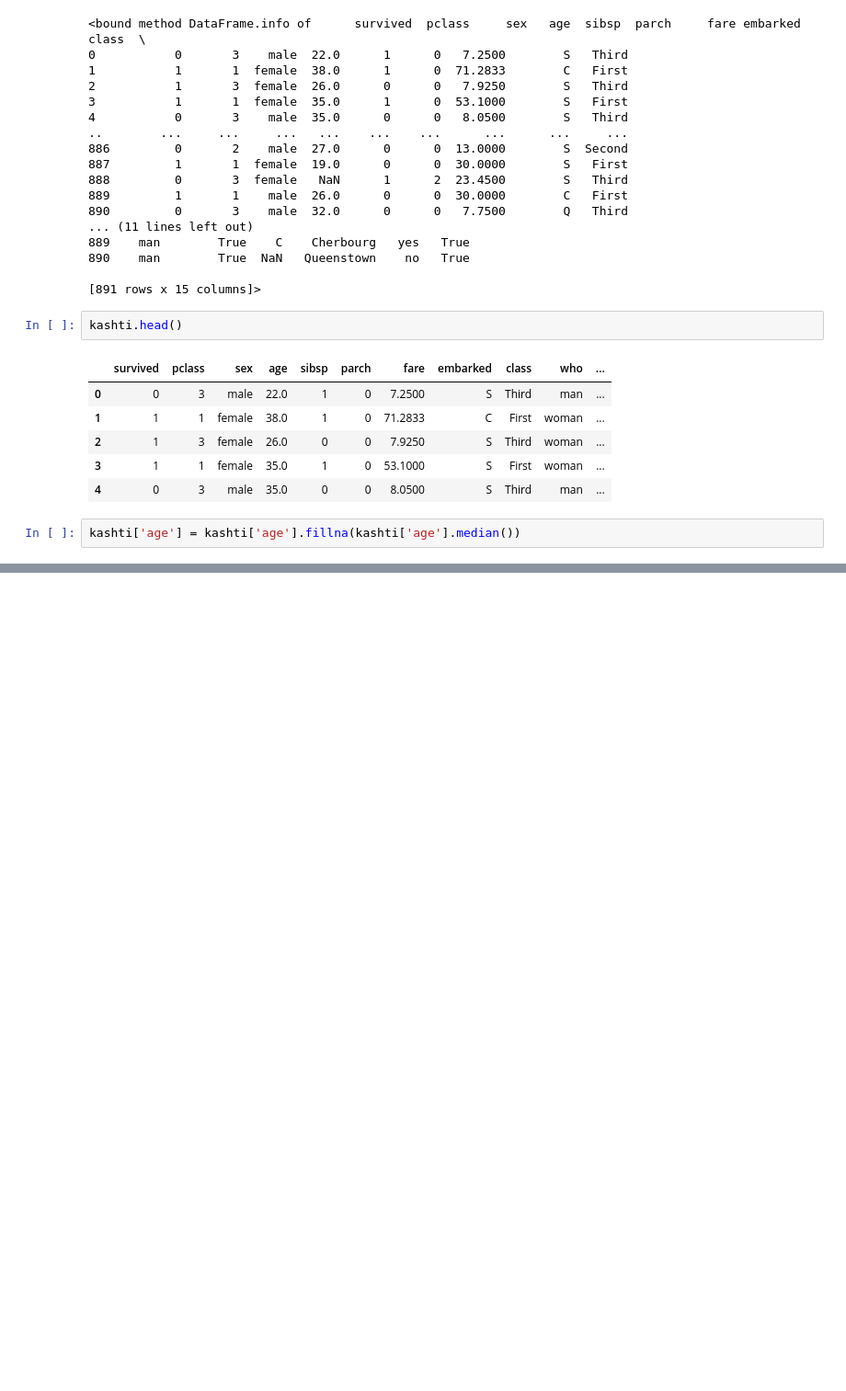
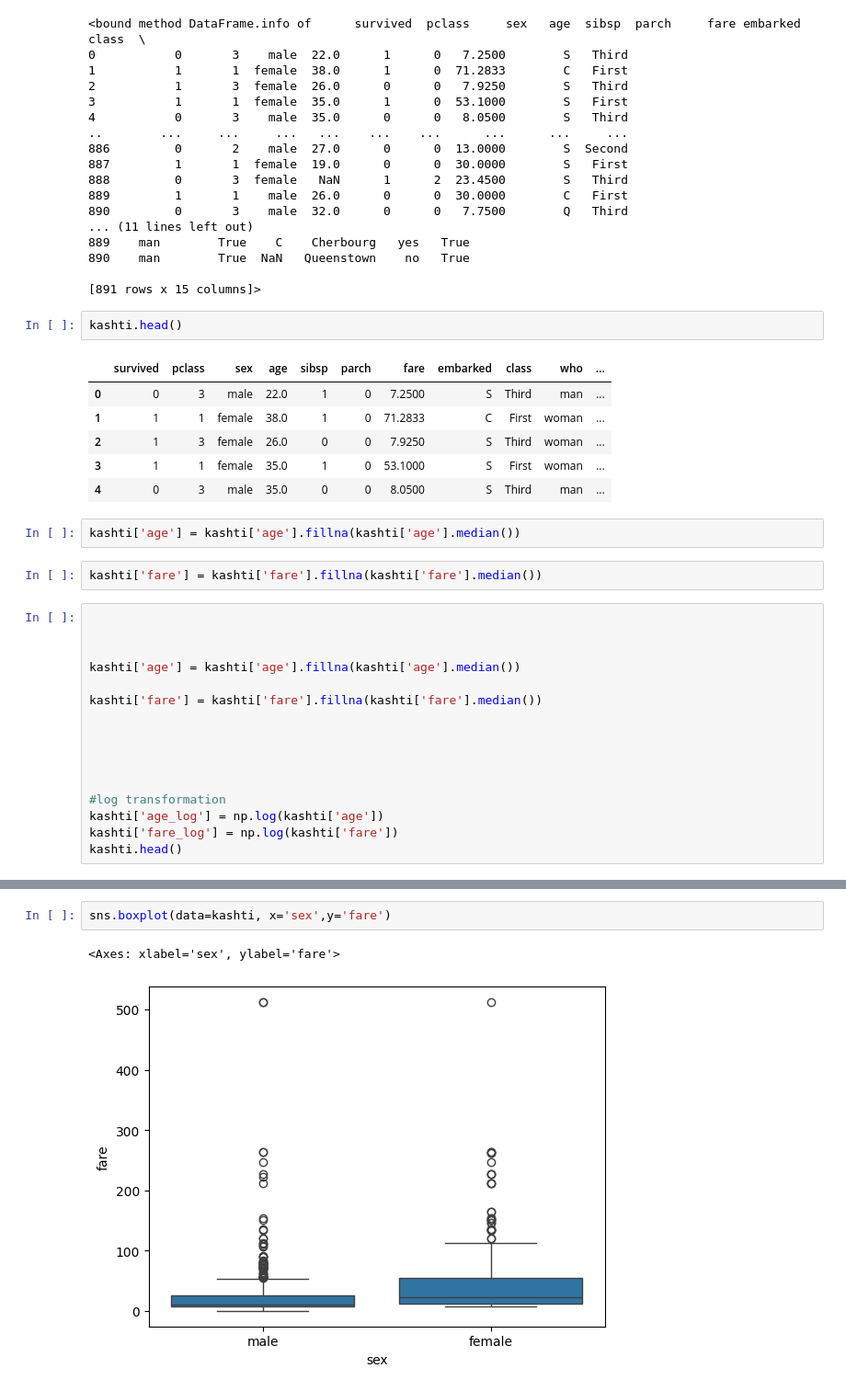
Before and after one commit to shaheeralics/Python-Ka-Chilla-by-Farooq-Shah, a Jupyter notebook: Day_12/data_wrangling.ipynb, the cells around one changed output, grey strips where cells are left out. Shown: that part at 92% size. Drawn from its saved outputs; the diff is of its cells as text; blank space fills up the shorter version.

```diff
--- a/Day_12/data_wrangling.ipynb
+++ b/Day_12/data_wrangling.ipynb
@@ -322,3 +321,21 @@ kashti.head()
 | 4 | 0 | 3 | male | 35.0 | 0 | 0 | 8.0500 | S | Third | man | ... |
 # %%
 kashti['age'] = kashti['age'].fillna(kashti['age'].median())
+# %%
+kashti['fare'] = kashti['fare'].fillna(kashti['fare'].median())
+# %%
+
+
+
+kashti['age'] = kashti['age'].fillna(kashti['age'].median())
+
+kashti['fare'] = kashti['fare'].fillna(kashti['fare'].median())
+
+
+
+
+
+#log transformation
+kashti['age_log'] = np.log(kashti['age'])
+kashti['fare_log'] = np.log(kashti['fare'])
+kashti.head()
@@ -324,0 +350,5 @@ kashti['age'] = kashti['age'].fillna(kashti['age'].median())
+# %%
+sns.boxplot(data=kashti, x='sex',y='fare')
+# %% [output]
+<Axes: xlabel='sex', ylabel='fare'>
+[figure, added]
```
Also changed, not shown: parts of 24 cells of this notebook, 17 other files.
